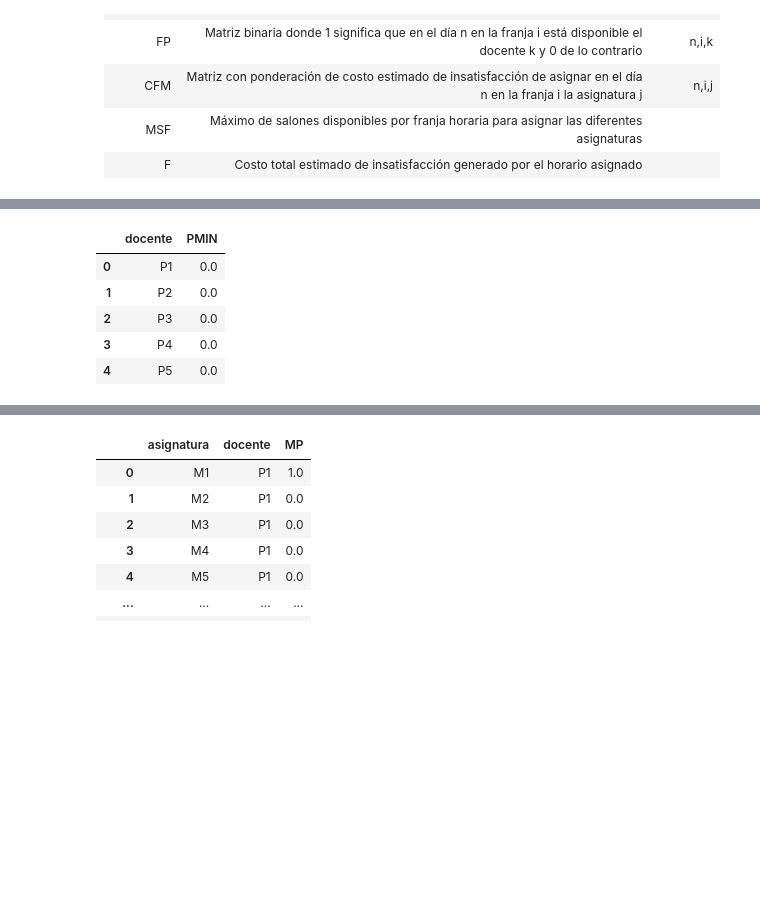
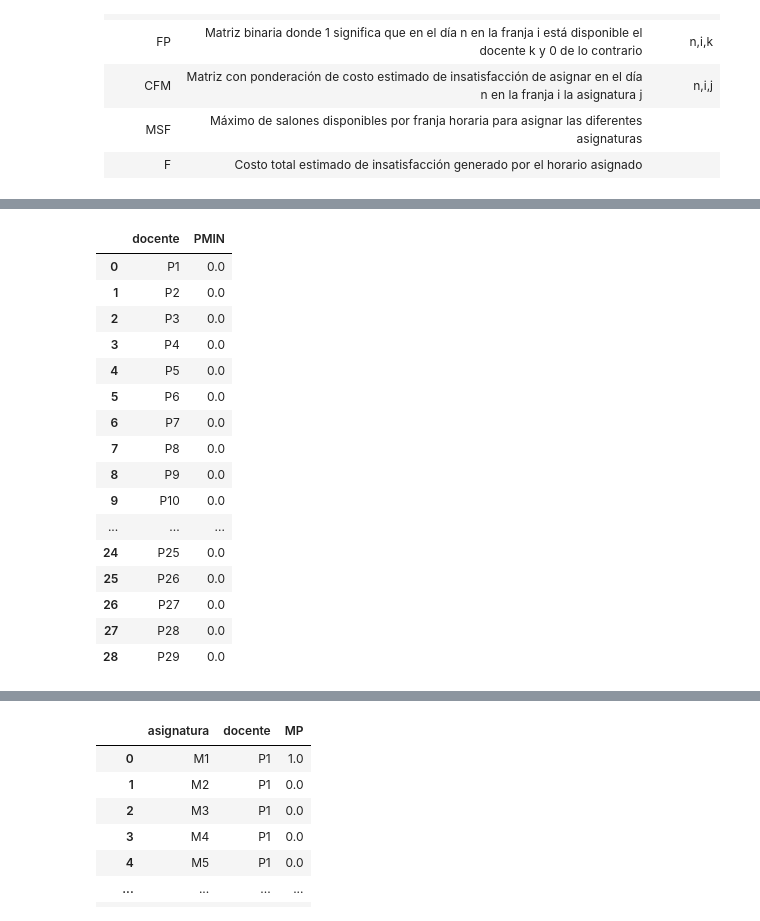
Before and after one commit to hfelizzola/Timetabling-Unisalle, a Jupyter notebook: Time_Tabling.ipynb, the cells around one changed output, grey strips where cells are left out. Saved outputs shown, nothing was run; the diff lists cells and outputs as text; code cells hidden in the pictures; blank space fills up the shorter version.

```diff
--- a/Time_Tabling.ipynb
+++ b/Time_Tabling.ipynb
@@ -139,12 +157,23 @@ PMAX.head()
 # %%
 PMIN = pd.read_excel('input_data.xlsx', sheet_name='PMIN')
-PMIN.head()
+PMIN
 # %% [output]
 |  | docente | PMIN |
 | 0 | P1 | 0.0 |
 | 1 | P2 | 0.0 |
 | 2 | P3 | 0.0 |
 | 3 | P4 | 0.0 |
 | 4 | P5 | 0.0 |
+| 5 | P6 | 0.0 |
+| 6 | P7 | 0.0 |
+| 7 | P8 | 0.0 |
+| 8 | P9 | 0.0 |
+| 9 | P10 | 0.0 |
+| ... | ... | ... |
+| 24 | P25 | 0.0 |
+| 25 | P26 | 0.0 |
+| 26 | P27 | 0.0 |
+| 27 | P28 | 0.0 |
+| 28 | P29 | 0.0 |
 # %%
 DOSF = pd.read_excel('input_data.xlsx', sheet_name='DOSF')
```
Also changed, not shown: parts of 7 cells of this notebook.
